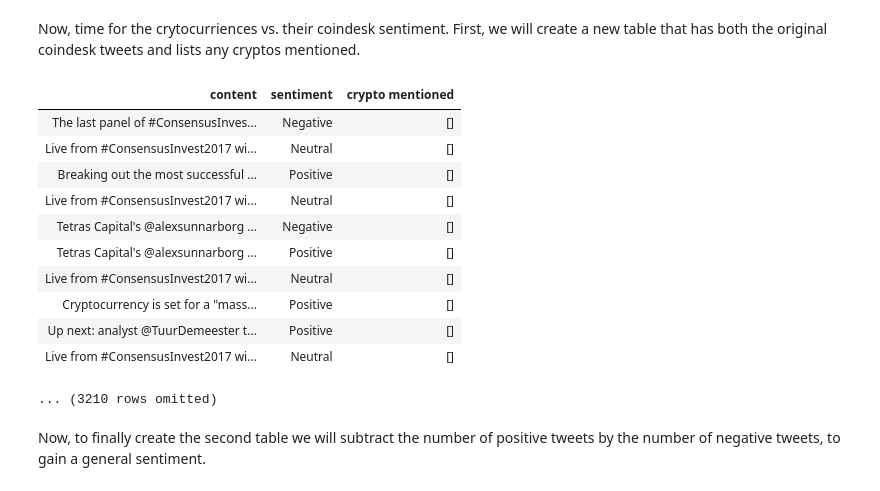
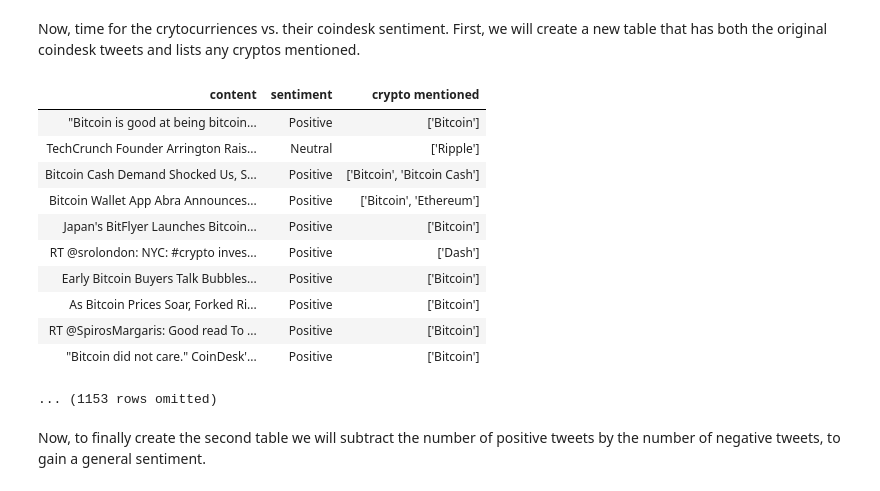
Before and after one commit to maxmiranda/Currensee, a Jupyter notebook: exploration.ipynb, the cells around one changed output. Saved outputs shown, nothing was run; the diff lists cells and outputs as text; code cells hidden in the pictures.

```diff
--- a/exploration.ipynb
+++ b/exploration.ipynb
@@ -113,30 +114,30 @@ Now, time for the crytocurriences vs. their coindesk sentiment. First, we will c
 # %%
 cryptos_for_tweets = []
 
 for tweet in coindesk_tweets.column("content"): # creating new column that can be appended to coindesk_tweets to give easy access to which tweets reference which cryptos
     cryptos_for_a_tweet = []
     for crypto in cryptos:
         if tweet.rfind(crypto) != -1:
             cryptos_for_a_tweet.append(crypto)
 
     cryptos_for_tweets.append(cryptos_for_a_tweet)
 
 cryptos_tweets = coindesk_tweets.with_column("crypto mentioned", cryptos_for_tweets)
 
-cryptos_tweets
+cryptos_tweets.where("crypto mentioned", are.not_equal_to([]))
 # %% [output]
 | content | sentiment | crypto mentioned |
-| The last panel of #ConsensusInves... | Negative | [] |
-| Live from #ConsensusInvest2017 wi... | Neutral | [] |
-| Breaking out the most successful ... | Positive | [] |
-| Live from #ConsensusInvest2017 wi... | Neutral | [] |
-| Tetras Capital's @alexsunnarborg ... | Negative | [] |
-| Tetras Capital's @alexsunnarborg ... | Positive | [] |
-| Live from #ConsensusInvest2017 wi... | Neutral | [] |
-| Cryptocurrency is set for a "mass... | Positive | [] |
-| Up next: analyst @TuurDemeester t... | Positive | [] |
-| Live from #ConsensusInvest2017 wi... | Neutral | [] |
+| "Bitcoin is good at being bitcoin... | Positive | ['Bitcoin'] |
+| TechCrunch Founder Arrington Rais... | Neutral | ['Ripple'] |
+| Bitcoin Cash Demand Shocked Us, S... | Positive | ['Bitcoin', 'Bitcoin Cash'] |
+| Bitcoin Wallet App Abra Announces... | Positive | ['Bitcoin', 'Ethereum'] |
+| Japan's BitFlyer Launches Bitcoin... | Positive | ['Bitcoin'] |
+| RT @srolondon: NYC: #crypto inves... | Positive | ['Dash'] |
+| Early Bitcoin Buyers Talk Bubbles... | Positive | ['Bitcoin'] |
+| As Bitcoin Prices Soar, Forked Ri... | Positive | ['Bitcoin'] |
+| RT @SpirosMargaris: Good read To ... | Positive | ['Bitcoin'] |
+| "Bitcoin did not care." CoinDesk'... | Positive | ['Bitcoin'] |
-... (3210 rows omitted)
+... (1153 rows omitted)
 # %% [markdown]
 Now, to finally create the second table we will subtract the number of positive tweets by the number of negative tweets, to gain a general sentiment.
 # %%
```
Also changed, not shown: parts of 9 cells of this notebook.
